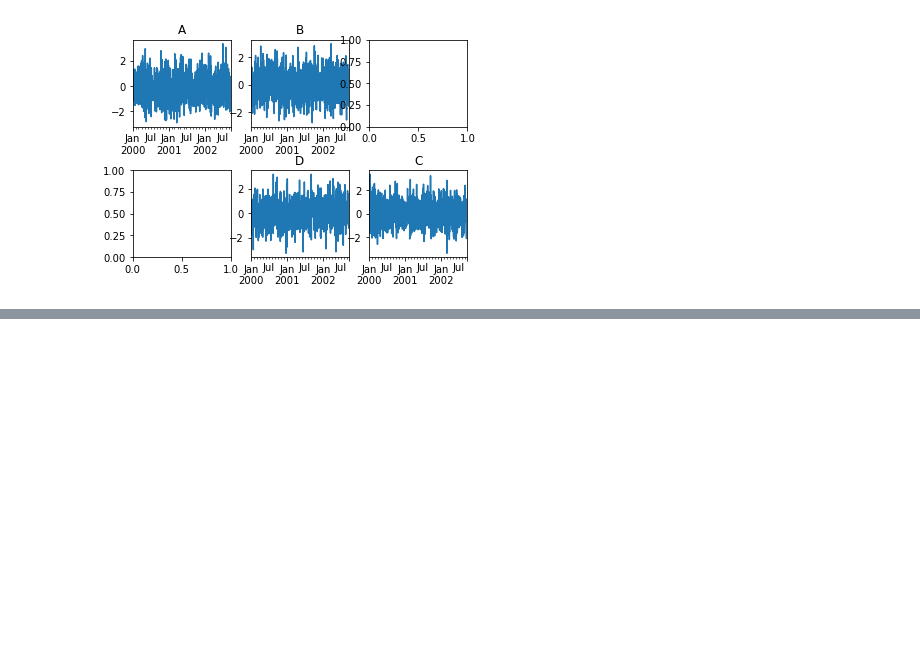
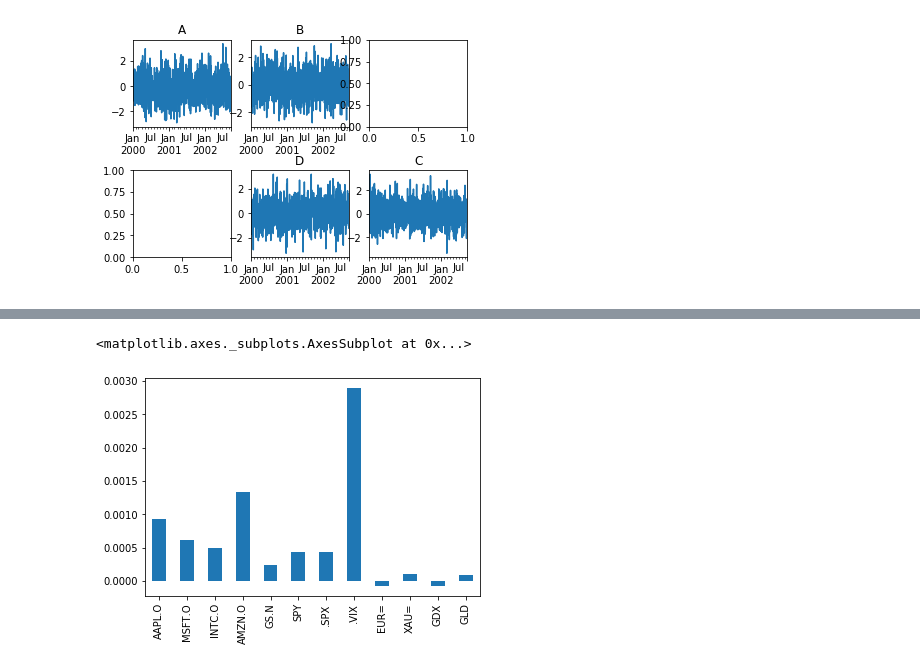
Before and after one commit to derinman/L_Python-Note, a Jupyter notebook: A02-12_Pandas Static Plot Visualization.ipynb, the cells around one changed output, grey strips where cells are left out. Saved outputs shown, nothing was run; the diff lists cells and outputs as text; code cells hidden in the pictures; blank space fills up the shorter version.

```diff
--- a/A02-12_Pandas Static Plot Visualization.ipynb
+++ b/A02-12_Pandas Static Plot Visualization.ipynb
@@ -267,0 +288,7 @@ Text(0.5, 1.0, 'D')
+# %%
+data2 = pd.read_csv('data/tr_eikon_eod_data.csv',index_col=0, parse_dates=True)
+#變動率 (x2 - x1) / x1
+data2.pct_change().mean().plot.bar()
+# %% [output]
+<matplotlib.axes._subplots.AxesSubplot at 0x...>
+[figure, added]
```
Also changed, not shown: parts of 2 cells of this notebook, 5 other files.
